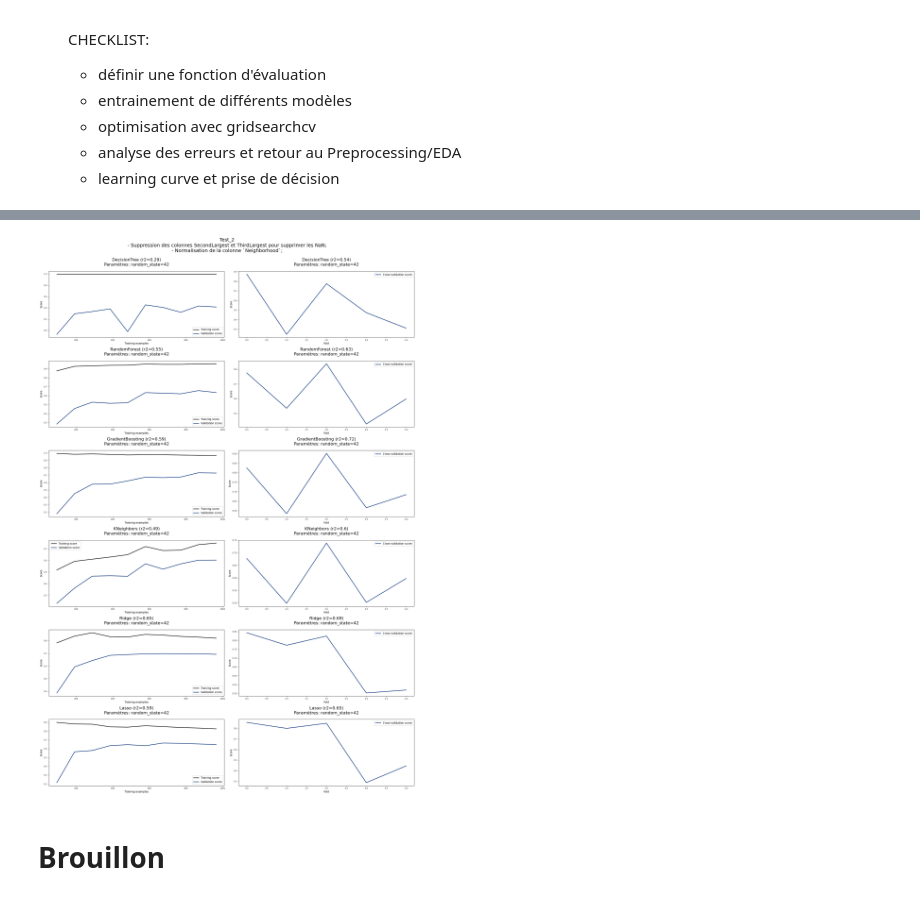
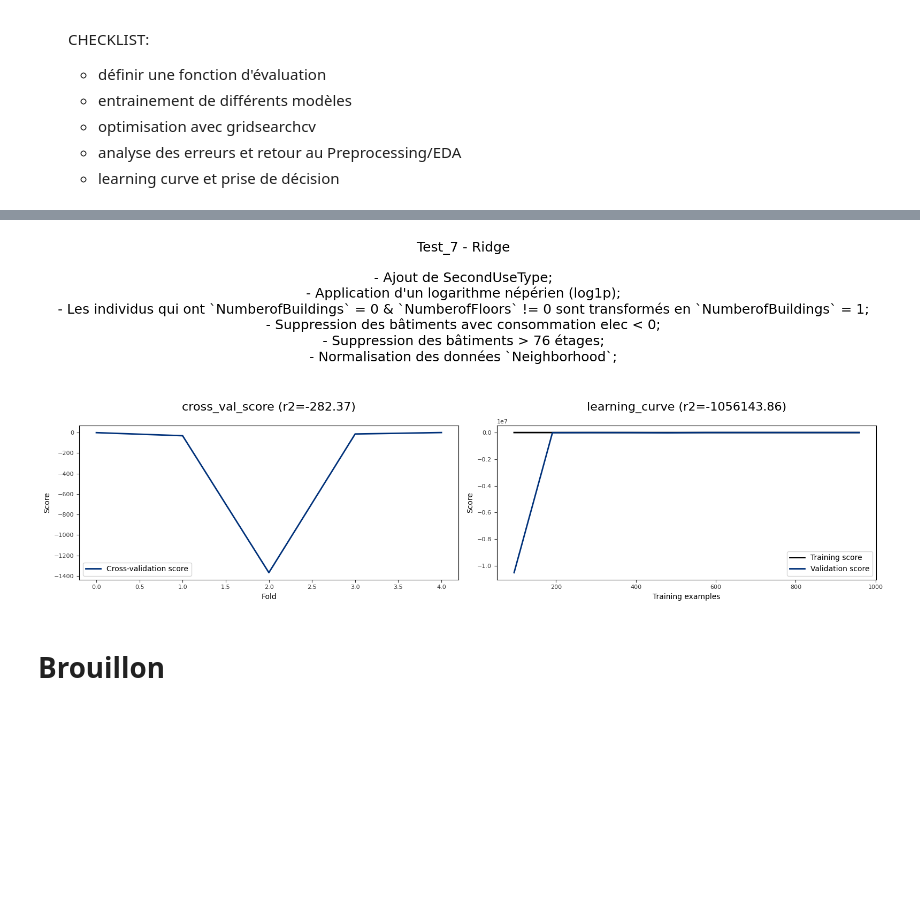
Before and after one commit to RR-DataSciences/P4_Anticipez_Les_Besoins_En_Consommation_De_B-timents, a Jupyter notebook: P4_Prediction_Final.ipynb, the cells around one changed output, grey strips where cells are left out. Drawn from its saved outputs; the diff is of its cells as text; code cells hidden in the pictures; blank space fills up the shorter version.

```diff
--- a/P4_Prediction_Final.ipynb
+++ b/P4_Prediction_Final.ipynb
@@ -265,0 +344,13 @@ results_df.loc[results_df["mean_test_score"].idxmax()]["params"].replace("\n", "
+# %%
+def last_preprocessing(df):
+
+    X = df.drop(columns=target)
+    y = df[target]
+
+    print("Preprocessing terminé !\n")
+
+    return X, y
+# %%
+# Prétraitement
+df_imputation = last_imputation(df_model)
+df, preprocessor = encodage(df_imputation)
@@ -265,0 +360,5 @@ results_df.loc[results_df["mean_test_score"].idxmax()]["params"].replace("\n", "
+# %%
+trainset, testset = train_test_split(df, test_size=0.2, random_state=42)
+# %%
+X_train, y_train = last_preprocessing(trainset)
+X_test, y_test = last_preprocessing(testset)
@@ -266,73 +373,80 @@ results_df.loc[results_df["mean_test_score"].idxmax()]["params"].replace("\n", "
 # %%
 # Obtenez une liste de tous les fichiers qui correspondent au motif "Test_*.jpeg"
 files = glob.glob("./P4_ResultsModels/Test_*.jpeg")
-
 # Triez cette liste en fonction du numéro dans le nom du fichier
 files.sort(key=lambda x: int(x.split("_")[-1].split(".")[0]))
-
 # Prenez le dernier élément de la liste, extrayez le numéro du fichier à partir de son nom, et incrémentez-le
 if files:
     last_file_num = int(files[-1].split("_")[-1].split(".")[0]) + 1
 else:
     last_file_num = 1
 
+# Détail sur le test effectué
+commentaire = f"""- Application d'un logarithme népérien (log1p);
+- Les individus qui ont `NumberofBuildings` = 0 & `NumberofFloors` != 0 sont transformés en `NumberofBuildings` = 1;
+- Suppression des bâtiments avec consommation elec < 0;
+- Suppression des bâtiments > 76 étages;
+- Normalisation des données `Neighborhood`;
+"""
+
+# Obtenez le nom du meilleur modèle et les meilleurs paramètres
+results_df = results_df.loc[results_df["mean_test_score"] == results_df["mean_test_score"].max()]
+
+name_best_model = results_df.loc[results_df["mean_train_score"].idxmax()]["model_name"]
+best_params = eval(results_df.loc[results_df["mean_train_score"].idxmax()]["params"].replace("\n", "").replace("model__", ""))
 # Define number of subplots per line
 n_plots_per_row = 2
-# Détail sur le test effectué
-commentaire = f"""- Suppression des colonnes SecondLargest et ThirdLargest pour supprimer les NaN;
-- Normalisation de la colonne `Neighborhood`;"""
 
 # Create a figure with several subplots
-fig, axes = plt.subplots(nrows=len(models), ncols=n_plots_per_row, figsize=(20, 5*len(models)))
+fig, axes = plt.subplots(nrows=1, ncols=n_plots_per_row, figsize=(16, 7))
 # Add a unique title for each target
-plt.suptitle(f"Test_{last_file_num}\n{commentaire}\n\n", color="#000", fontsize=18)
+plt.suptitle(f"Test_{last_file_num} - {name_best_model}\n\n{commentaire}\n", color="#000", fontsize=18)
 
-# Bouclez sur chaque modèle dans le dictionnaire 'models'
-for i, (name, model) in enumerate(models.items()):
-    # Créez le pipeline final
-    pipeline = Pipeline(steps=[('preprocessor', preprocessor),
-                               ('model', model)])
+tt = TransformedTargetRegressor(regressor=Ridge(**best_params),func=np.log1p, inverse_func=np.expm1)
 
-    # Entraînez le modèle
-    pipeline.fit(X_train, y_train)
+#model_final = Ridge(**best_params)
 
-    kfold = KFold(n_splits=5, shuffle=True, random_state=42)
+# Créez le pipeline final
+pipeline = Pipeline(steps=[('preprocessor', preprocessor),
+                     ('model', tt)])
+# Entraînez le modèle
+pipeline.fit(X_train, y_train)
 
-    # Obtenez les courbes d'apprentissage
-    N, train_scores, val_scores = learning_curve(pipeline, X_train, y_train, cv=kfold, scoring='r2', train_sizes=np.linspace(0.1, 1, 10))
+# Obtenez les courbes d'apprentissage
+N, train_scores, val_scores = learning_curve(pipeline, X_train, y_train, cv=kfold, random_state=42, scoring='r2', train_sizes=np.linspace(0.1, 1, 10), n_jobs=-1)
 
-    # Obtenez les scores de validation croisée
-    scores = cross_val_score(pipeline, X_train, y_train, cv=kfold, scoring='r2')
+# Obtenez les scores de validation croisée
+scores = cross_val_score(pipeline, X_train, y_train, cv=kfold, scoring='r2', n_jobs=-1)
 
-    # Create a bar graph in the left subplot
-    ax = axes[i, 0]
-    # Tracez les courbes d'apprentissage sur le premier graphique
-    ax.plot(N, train_scores.mean(axis=1), label='Training score', color="#000", linewidth=2)
-    ax.plot(N, val_scores.mean(axis=1), label='Validation score', color="#00317a", linewidth=2)
-    ax.set_title(f"{name} (r2={round(val_scores.mean(),2)})\nParamètres: random_state=42")
-    ax.set_xlabel("Training examples")
-    ax.set_ylabel("Score")
-    ax.legend(loc="best")
+# Create a bar graph in the right subplot
+ax = axes[0]
+# Tracez les scores de validation croisée sur le deuxième graphique
+ax.plot(scores, label='Cross-validation score', color="#00317a", linewidth=2)
+ax.set_title(f"cross_val_score (r2={round(scores.mean(),2)})")
+ax.set_xlabel("Fold")
+ax.set_ylabel("Score")
+ax.legend(loc="best")
 
-    # Create a bar graph in the right subplot
-    ax = axes[i, 1]
-    # Tracez les scores de validation croisée sur le deuxième graphique
-    ax.plot(scores, label='Cross-validation score', color="#00317a", linewidth=2)
-    ax.set_title(f"{name} (r2={round(scores.mean(),2)})\nParamètres: random_state=42")
-    ax.set_xlabel("Fold")
-    ax.set_ylabel("Score")
-    ax.legend(loc="best")
+# Create a bar graph in the right subplot
+ax = axes[1]
+# Tracez les courbes d'apprentissage sur le premier graphique
+ax.plot(N, train_scores.mean(axis=1), label='Training score', color="#000", linewidth=2)
+ax.plot(N, val_scores.mean(axis=1), label='Validation score', color="#00317a", linewidth=2)
+ax.set_title(f"learning_curve (r2={round(val_scores.mean(),2)})")
+ax.set_xlabel("Training examples")
+ax.set_ylabel("Score")
+ax.legend(loc="best")
 
 # Automatically adjust margins to avoid overlapping subplots
 plt.tight_layout()
 # Créez le nom du fichier avec le nouveau numéro
 filename = f"./P4_ResultsModels/Test_{last_file_num}.jpeg"
 # Enregistrez le graphique dans le fichier
 plt.savefig(filename)
 # Display figure
 plt.show()
 # %% [output]
-[figure, old version]
+[figure, new version]
 # %% [markdown]
 # Brouillon
 # %%
```
Also changed, not shown: parts of 24 cells of this notebook.
